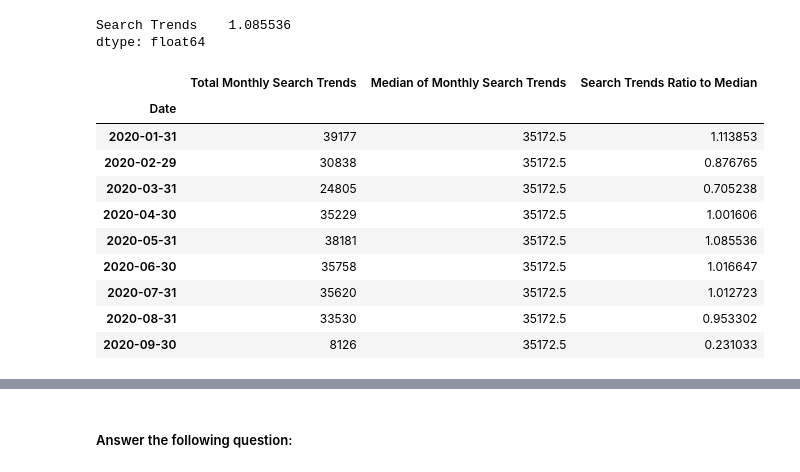
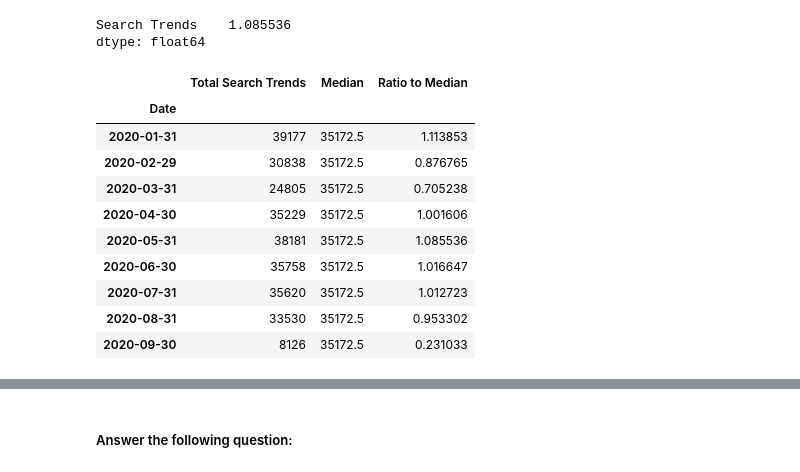
Before and after one commit to rune-encoder/prophet-challenge, a Jupyter notebook: forecasting_net_prophet.ipynb, the cells around one changed output, grey strips where cells are left out. Saved outputs shown, nothing was run; the diff lists cells and outputs as text; code cells hidden in the pictures.

```diff
--- a/forecasting_net_prophet.ipynb
+++ b/forecasting_net_prophet.ipynb
@@ -159,36 +159,36 @@ dtype: float64
 # %%
 # Comparing the traffic for the year 2020 to the overall monthly median value
 monthly_search_trends_df = (
     df_mercado_trends
     .resample('ME')
     .sum()
 )
 
 # Median of search trends for the specific month
 median_search_trends = monthly_search_trends_df["Search Trends"].median()
 
 # Median of search trends for the whole dataset
-monthly_search_trends_df["Median of Monthly Search Trends"] = median_search_trends
+monthly_search_trends_df["Median"] = median_search_trends
 
 # Ratio of search trends compared to the median
-monthly_search_trends_df["Search Trends Ratio to Median"] = (
+monthly_search_trends_df["Ratio to Median"] = (
     monthly_search_trends_df["Search Trends"] / median_search_trends
 )
 
 # Rename the columns for clarity
 monthly_search_trends_df.columns = [
-    "Total Monthly Search Trends",
-    "Median of Monthly Search Trends",
-    "Search Trends Ratio to Median"
+    "Total Search Trends",
+    "Median",
+    "Ratio to Median"
 ]
 
 # Filter the DataFrame to show only data for the year 2020
 select_year = "2020"
 monthly_search_trends_df_2020 = monthly_search_trends_df.loc[select_year]
 
 monthly_search_trends_df_2020
 # %% [output]
-|  | Total Monthly Search Trends | Median of Monthly Search Trends | Search Trends Ratio to Median |
+|  | Total Search Trends | Median | Ratio to Median |
 | Date |  |  |  |
 | 2020-01-31 | 39177 | 35172.5 | 1.113853 |
 | 2020-02-29 | 30838 | 35172.5 | 0.876765 |
```
Also changed, not shown: parts of 13 cells of this notebook.
